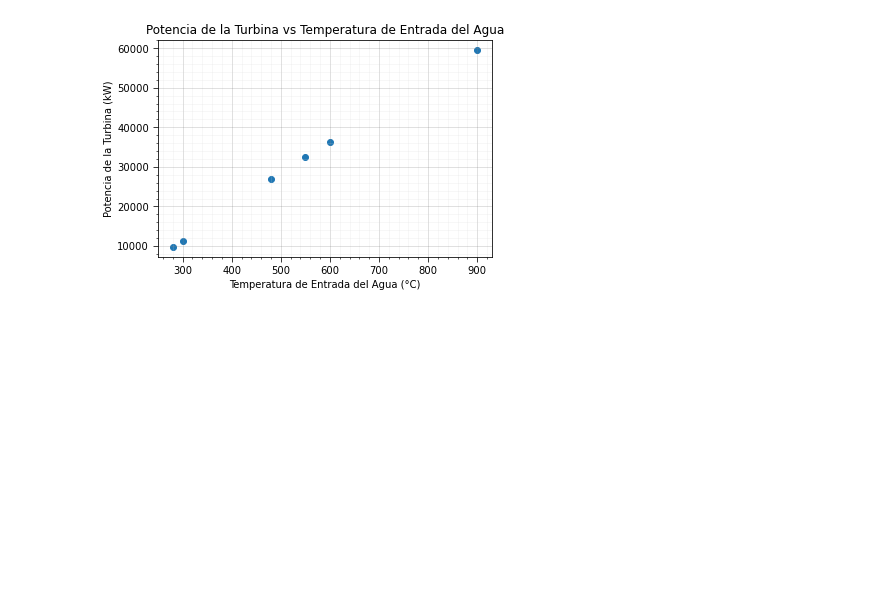
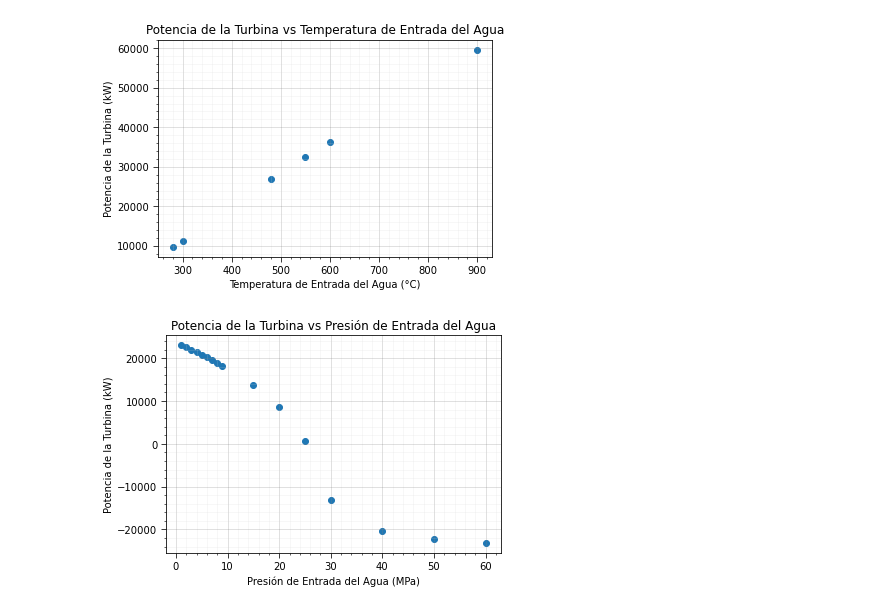
Before and after one commit to Cricea/Cricea-Notebooks, a Jupyter notebook: Termofluidos 1/Parcial 1 Termo.ipynb, the cells around one changed output. Saved outputs shown, nothing was run; the diff lists cells and outputs as text; code cells hidden in the pictures; blank space fills up the shorter version.

Commit message:
graficas punto 2

```diff
--- a/Termofluidos 1/Parcial 1 Termo.ipynb
+++ b/Termofluidos 1/Parcial 1 Termo.ipynb
@@ -378,0 +366,31 @@ def interpol_h2( temperatura :float):
+# %%
+# Presiones de entrada del agua
+presiones_agua = [1, 2, 3, 4, 5, 6, 7, 8, 9, 15, 20, 25, 30, 40, 50, 60]  # Lista de presiones en MPa
+h1s= [3264.5, 3248.4, 3231.7, 3214.5, 3196.7, 3178.3, 3159.2, 3139.4, 3118.8, 2975.7, 2816.9, 2578.7, 2152.8, 1931.4, 1874.4,1843.2]
+# Calcular potencia para cada presión
+potencias = []
+con = 0
+for presion_agua in presiones_agua:
+    h1 = h1s[con]
+    h2 =  2555.6 # Entalpía final en kJ/kg tabla A4
+    con += 1
+    P = flujo * (h1 - h2)
+    potencias.append(P)
+
+# Graficar
+plt.scatter(presiones_agua, potencias)
+plt.xlabel('Presión de Entrada del Agua (MPa)')
+plt.ylabel('Potencia de la Turbina (kW)')
+plt.title('Potencia de la Turbina vs Presión de Entrada del Agua')
+plt.tick_params(direction='out', length=5, width=0.75, grid_alpha=0.3)
+plt.xticks(rotation=0)
+plt.minorticks_on()
+plt.ylim(None, None)
+plt.xlim(None, None)
+plt.grid(True)
+plt.grid(visible=True, which='major', color='grey', linestyle='-')
+plt.grid(visible=True, which='minor', color='lightgrey', linestyle='-', alpha=0.2)
+plt.tight_layout;
+plt.show()
+# %% [output]
+[figure, added]
```
Also changed, not shown: parts of 1 cell of this notebook.
